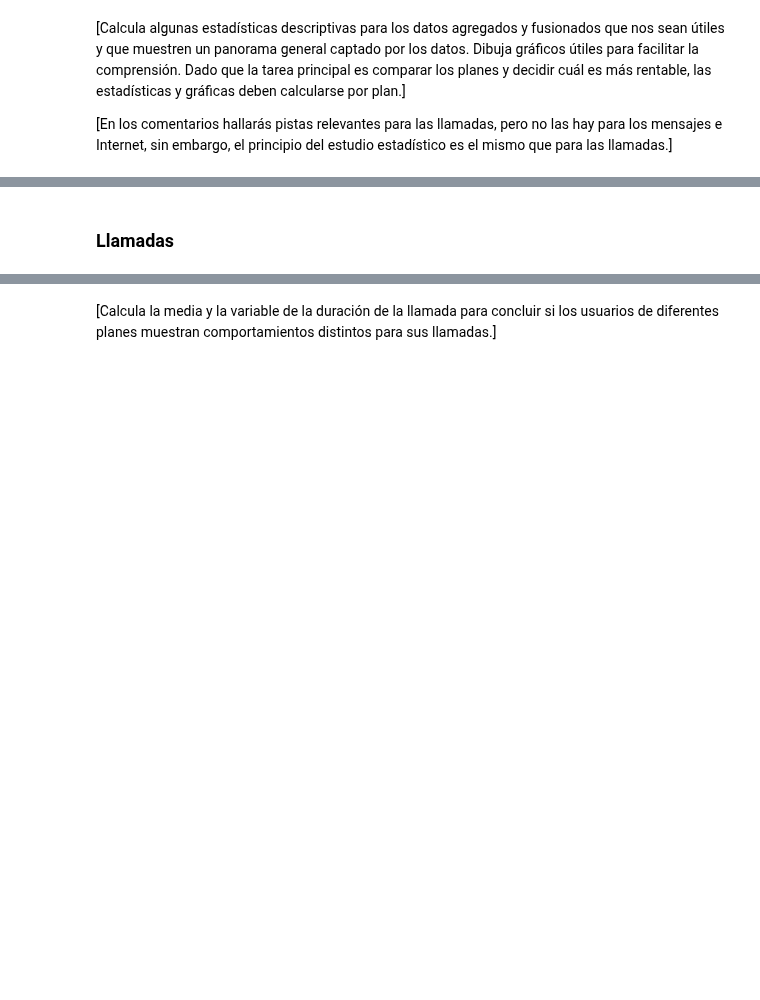
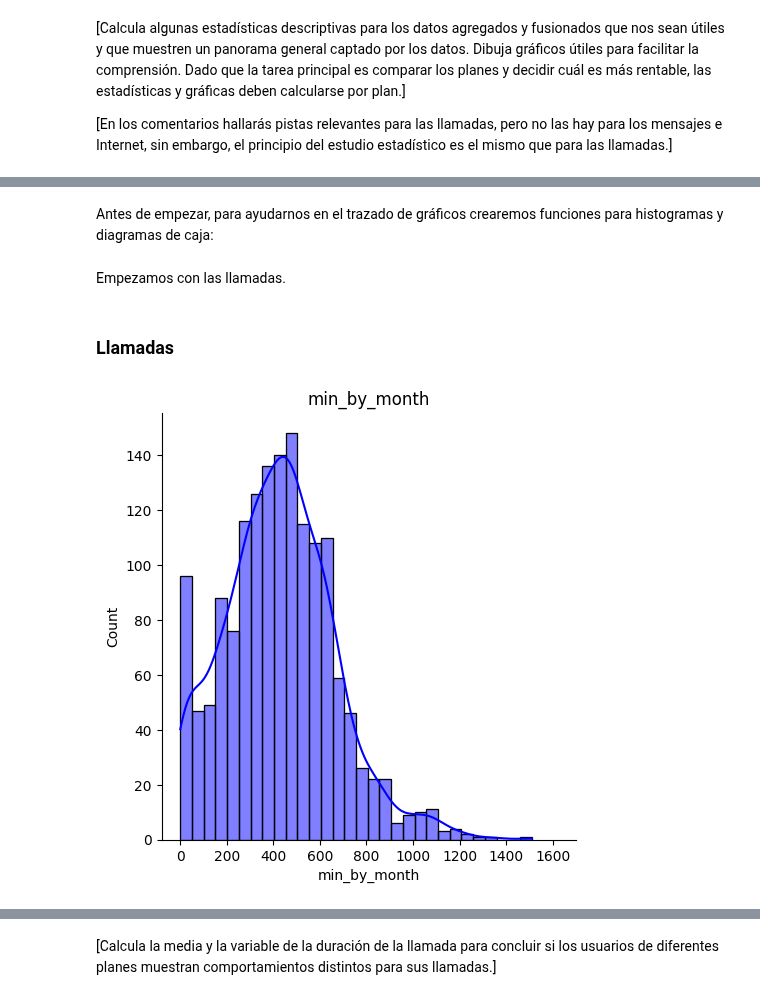
Before and after one commit to ChristianMartinezCaceres/Practicum-portfolio, a Jupyter notebook: 04_phone_plan_analysis/phone_plan_analysis_notebook.ipynb, the cells around one changed output, grey strips where cells are left out. Drawn from its saved outputs; the diff is of its cells as text; code cells hidden in the pictures; blank space fills up the shorter version.

Commit message:
primera parte analisis exploratorio, funciones de graficas y llamadas del plan surf

```diff
--- a/04_phone_plan_analysis/phone_plan_analysis_notebook.ipynb
+++ b/04_phone_plan_analysis/phone_plan_analysis_notebook.ipynb
@@ -1096,0 +1113,3 @@ Estamos listos para el análisis exploratorio y de comportamiento del usuario.
+# %%
+megaline_surf = megaline_complete.query("plan == 'surf'")
+megaline_surf.info()
@@ -1096,0 +1134,8 @@ Estamos listos para el análisis exploratorio y de comportamiento del usuario.
+# %% [markdown]
+Antes de empezar, para ayudarnos en el trazado de gráficos crearemos funciones para histogramas y diagramas de caja:
+# %%
+def plot_hist(data, column, color, bins=50, x_axis=(0,0)):
+    sns.displot(data=data, x=column, color=color, bins=bins, kde=True)
+    plt.xlim(x_axis)
+    plt.title(column)
+    plt.show()
@@ -1097,2 +1156,8 @@ Estamos listos para el análisis exploratorio y de comportamiento del usuario.
+# %% [markdown]
+Empezamos con las llamadas.
 # %% [markdown]
 ### Llamadas
+# %%
+plot_hist(megaline_surf, 'min_by_month', color='blue', bins=30, x_axis=(-80, 1700))
+# %% [output]
+[figure, added]
```
Also changed, not shown: parts of 12 cells of this notebook.
